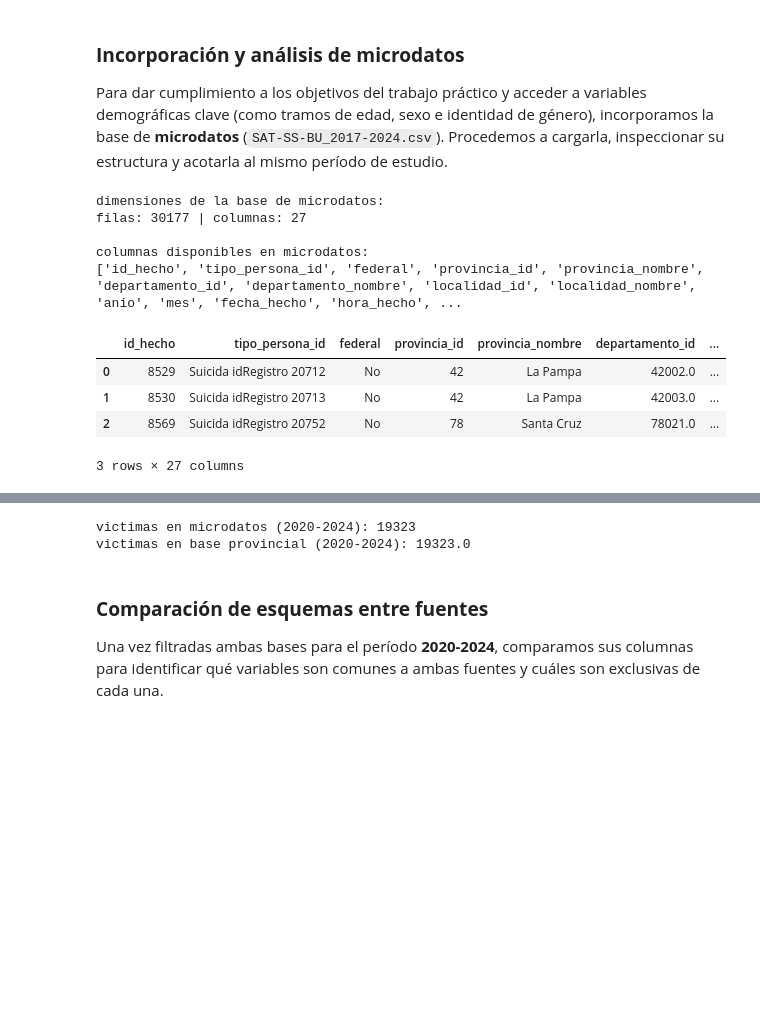
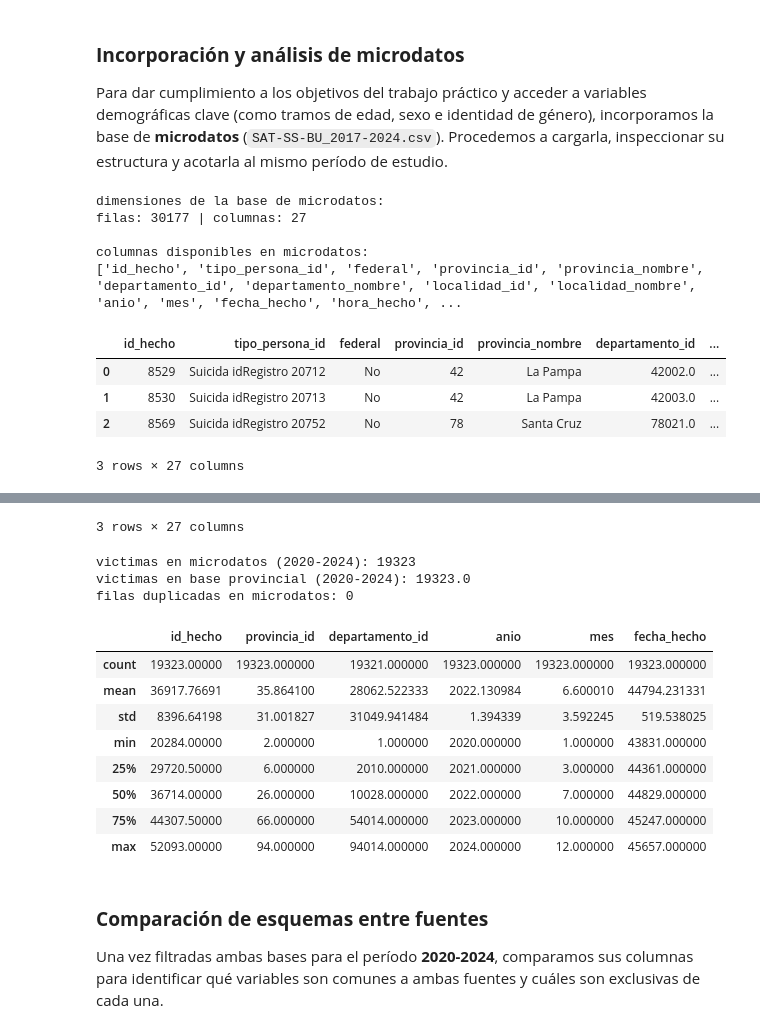
Before and after one commit to fce-laboratoriotp/tp-labo, a Jupyter notebook: notebook_prueba.ipynb, the cells around one changed output, grey strips where cells are left out. Drawn from its saved outputs; the diff is of its cells as text; code cells hidden in the pictures; blank space fills up the shorter version.

```diff
--- a/notebook_prueba.ipynb
+++ b/notebook_prueba.ipynb
@@ -117,11 +144,18 @@ print(df_micro.columns.tolist())
 # vista preliminar de los registros
 display(df_micro.head(3))
 
+# reviso las ultimas filas de microdatos
+display(df_micro.tail(3))
+
 # filtramos los microdatos solo para 2020-2024
 df_micro_2020_2024 = df_micro[df_micro["anio"].between(2020, 2024)].copy()
 
 print("victimas en microdatos (2020-2024):", len(df_micro_2020_2024))
 print("victimas en base provincial (2020-2024):", df_prov_suicidios["cantidad_victimas"].sum())
+
+# chequeo de duplicados y estadisticas descriptivas en microdatos
+print(f"filas duplicadas en microdatos: {df_micro_2020_2024.duplicated().sum()}")
+display(df_micro_2020_2024.describe())
 # %% [output]
 dimensiones de la base de microdatos:
 filas: 30177 | columnas: 27
@@ -136,5 +174,16 @@ columnas disponibles en microdatos:
-victimas en microdatos (2020-2024): 19323
-victimas en base provincial (2020-2024): 19323.0
+3 rows × 27 columns
+victimas en microdatos (2020-2024): 19323
+victimas en base provincial (2020-2024): 19323.0
+filas duplicadas en microdatos: 0
+|  | id_hecho | provincia_id | departamento_id | anio | mes | fecha_hecho |
+| count | 19323.00000 | 19323.000000 | 19321.000000 | 19323.000000 | 19323.000000 | 19323.000000 |
+| mean | 36917.76691 | 35.864100 | 28062.522333 | 2022.130984 | 6.600010 | 44794.231331 |
+| std | 8396.64198 | 31.001827 | 31049.941484 | 1.394339 | 3.592245 | 519.538025 |
+| min | 20284.00000 | 2.000000 | 1.000000 | 2020.000000 | 1.000000 | 43831.000000 |
+| 25% | 29720.50000 | 6.000000 | 2010.000000 | 2021.000000 | 3.000000 | 44361.000000 |
+| 50% | 36714.00000 | 26.000000 | 10028.000000 | 2022.000000 | 7.000000 | 44829.000000 |
+| 75% | 44307.50000 | 66.000000 | 54014.000000 | 2023.000000 | 10.000000 | 45247.000000 |
+| max | 52093.00000 | 94.000000 | 94014.000000 | 2024.000000 | 12.000000 | 45657.000000 |
 # %% [markdown]
 ### **Comparación de esquemas entre fuentes**
 
```
Also changed, not shown: parts of 6 cells of this notebook.
